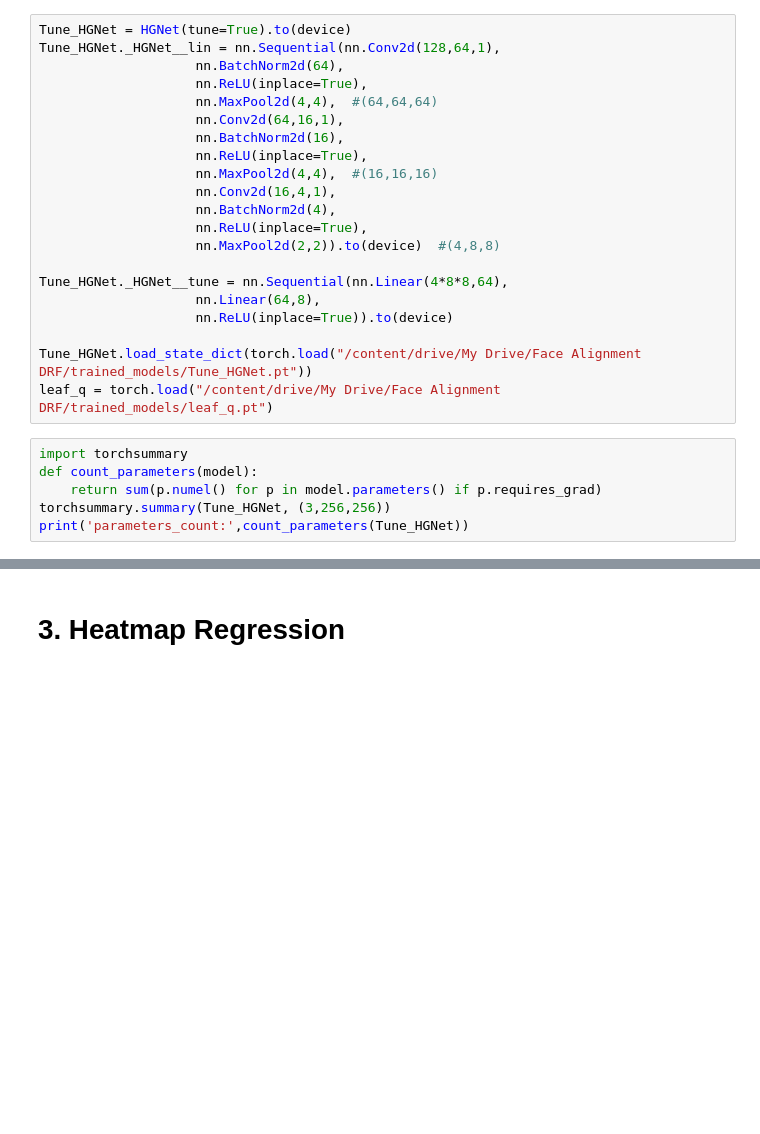
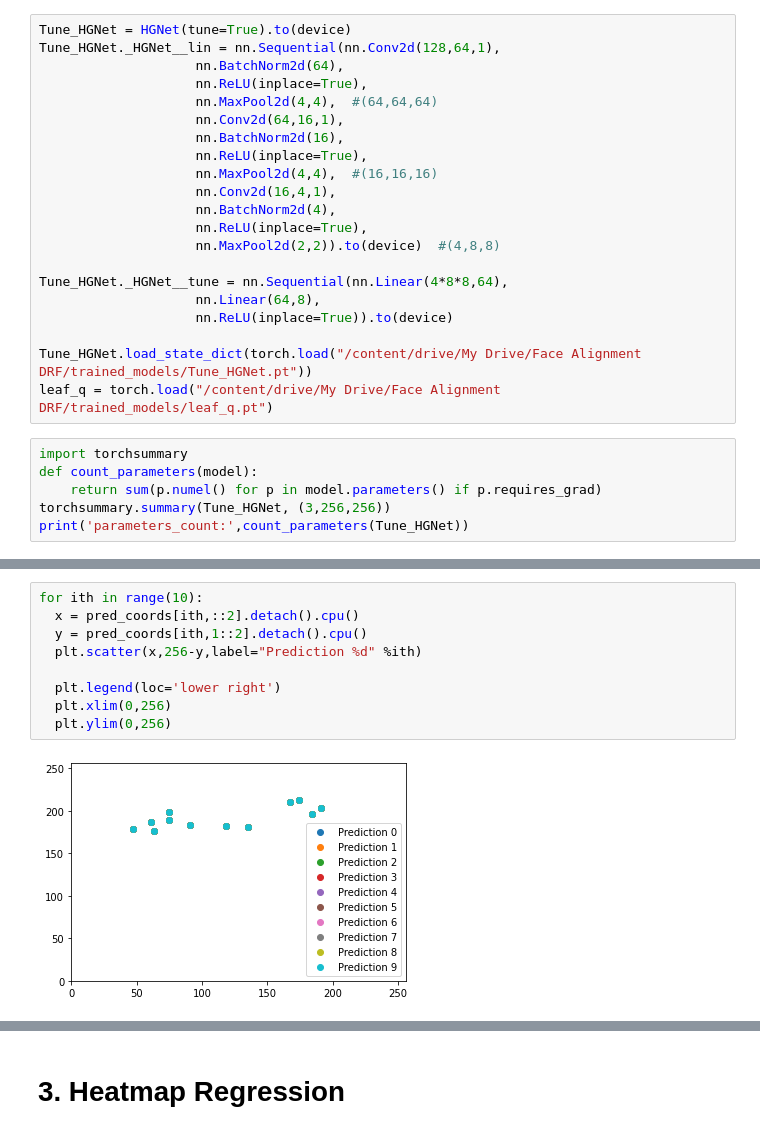
Before and after one commit to Pengchengzhi/Face-Alignment-DRF, a Jupyter notebook: Heatmap_each.ipynb, the cells around one changed output, grey strips where cells are left out. Cells and saved outputs as stored; diff of their text form; blank space fills up the shorter version.

```diff
--- a/Heatmap_each.ipynb
+++ b/Heatmap_each.ipynb
@@ -383,3 +447,14 @@ Heatmap loss 0.00001459, Coord loss 1048.2457
+# %%
+for ith in range(10):
+  x = pred_coords[ith,::2].detach().cpu()
+  y = pred_coords[ith,1::2].detach().cpu()
+  plt.scatter(x,256-y,label="Prediction %d" %ith)
+
+  plt.legend(loc='lower right')
+  plt.xlim(0,256)
+  plt.ylim(0,256)
+# %% [output]
+[figure, added]
 # %%
 ith = 0
 
```
Also changed, not shown: parts of 21 cells of this notebook.
